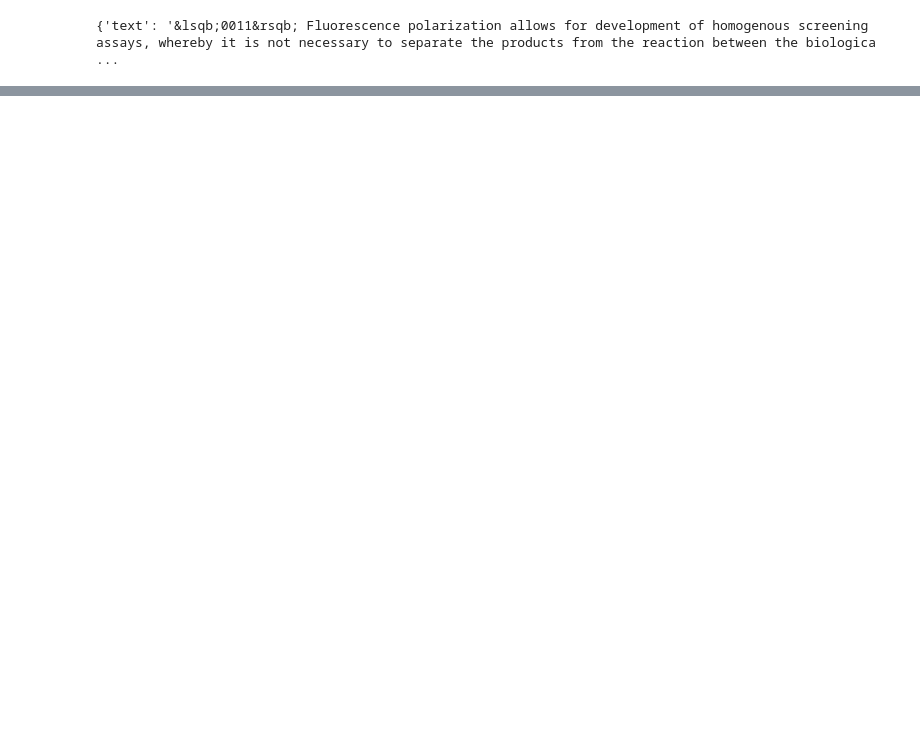
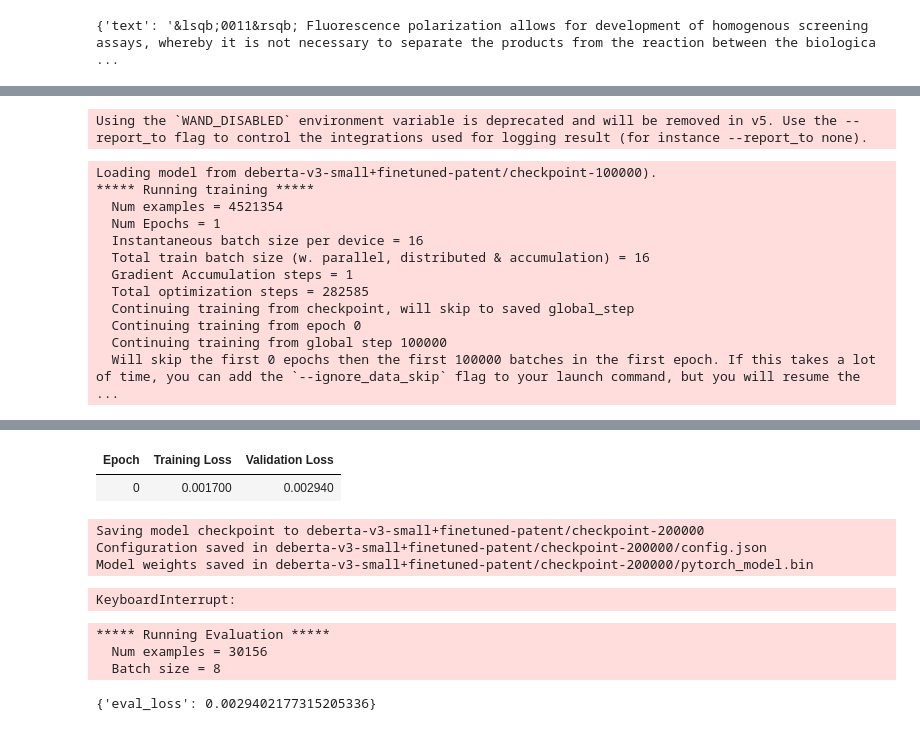
Before and after one commit to balezz/paraphrase, a Jupyter notebook: finetune_lm/FinetuneDeberta_v3_patent.ipynb, the cells around one changed output, grey strips where cells are left out. Saved outputs shown, nothing was run; the diff lists cells and outputs as text; code cells hidden in the pictures; blank space fills up the shorter version.

Commit message:
add bad result

```diff
--- a/finetune_lm/FinetuneDeberta_v3_patent.ipynb
+++ b/finetune_lm/FinetuneDeberta_v3_patent.ipynb
@@ -178,8 +223,10 @@ training_args = TrainingArguments(
     num_train_epochs=1,
     save_total_limit=2,
     save_steps=100000,
-#    ignore_data_skip=False
+    ignore_data_skip=False
 )
+# %% [output]
+Using the `WAND_DISABLED` environment variable is deprecated and will be removed in v5. Use the --report_to flag to control the integrations used for logging result (for instance --report_to none).
 # %%
 trainer = Trainer(
     model=model,
@@ -187,5 +234,18 @@ trainer = Trainer(
     train_dataset=lm_datasets["train"],
     eval_dataset=lm_datasets["validation"],
 )
-# %%
-trainer.train()
+# %%
+trainer.train('deberta-v3-small+finetuned-patent/checkpoint-200000')
+# %% [output]
+Loading model from deberta-v3-small+finetuned-patent/checkpoint-100000).
+***** Running training *****
+  Num examples = 4521354
+  Num Epochs = 1
+  Instantaneous batch size per device = 16
+  Total train batch size (w. parallel, distributed & accumulation) = 16
+  Gradient Accumulation steps = 1
+  Total optimization steps = 282585
+  Continuing training from checkpoint, will skip to saved global_step
+  Continuing training from epoch 0
+  Continuing training from global step 100000
+  Will skip the first 0 epochs then the first 100000 batches in the first epoch. If this takes a lot of time, you can add the `--ignore_data_skip` flag to your launch command, but you will resume the  ...
@@ -192,5 +253,19 @@ trainer.train()
+| Epoch | Training Loss | Validation Loss |
+| 0 | 0.001700 | 0.002940 |
+Saving model checkpoint to deberta-v3-small+finetuned-patent/checkpoint-200000
+Configuration saved in deberta-v3-small+finetuned-patent/checkpoint-200000/config.json
+Model weights saved in deberta-v3-small+finetuned-patent/checkpoint-200000/pytorch_model.bin
+KeyboardInterrupt:
 # %%
 eval_results = trainer.evaluate()
+# %% [output]
+***** Running Evaluation *****
+  Num examples = 30156
+  Batch size = 8
+# %%
+eval_results
+# %% [output]
+{'eval_loss': 0.0029402177315205336}
 # %%
 import math
 print(f"Perplexity: {math.exp(eval_results['eval_loss']):.2f}")
```
Also changed, not shown: parts of 10 cells of this notebook, 3 other files.
